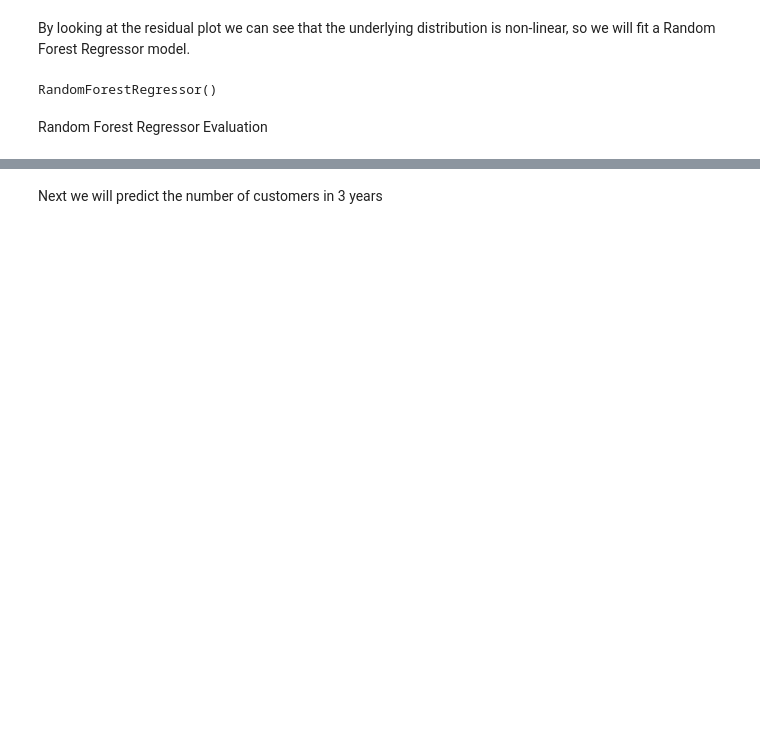
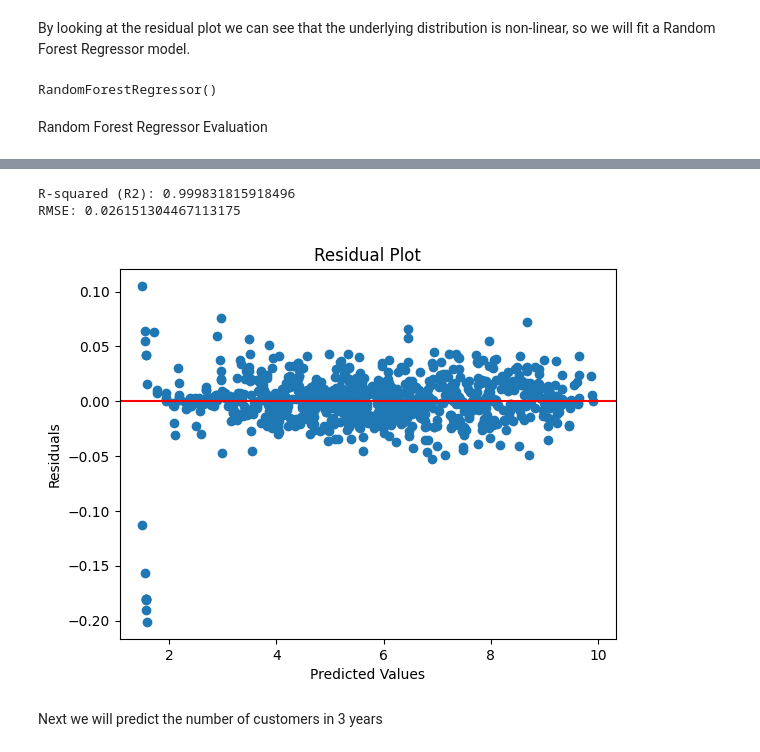
Before and after one commit to jameslafontaine/unimelb-mast30034-industry-project, a Jupyter notebook: notebooks/analysis/insights/feature_engineering.ipynb, the cells around one changed output, grey strips where cells are left out. Cells and saved outputs as stored; diff of their text form; code cells hidden in the pictures; blank space fills up the shorter version.

```diff
--- a/notebooks/analysis/insights/feature_engineering.ipynb
+++ b/notebooks/analysis/insights/feature_engineering.ipynb
@@ -222,0 +231,3 @@ plt.show()
+# %%
+num_of_unique_customers_model_XGB = XGBRegressor()
+num_of_unique_customers_model_XGB.fit((features_unique_customers_train), np.log(number_of_unique_customer_train))
@@ -223,3 +246,26 @@ plt.show()
+# %%
+num_of_unique_customer_pred_XGB = num_of_unique_customers_model_XGB.predict(features_unique_customers_test)
+mse = mean_squared_error(np.log(number_of_unique_customer_test), (num_of_unique_customer_pred_XGB))
+rmse = (mse ** 0.5)
+r2 = r2_score(np.log(number_of_unique_customer_test), num_of_unique_customer_pred_XGB)
+# %%
+print(f'R-squared (R2): {r2}')
+print(f"RMSE: {rmse}")
+# %% [output]
+R-squared (R2): 0.999831815918496
+RMSE: 0.026151304467113175
+# %%
+residuals = np.log(number_of_unique_customer_test) - num_of_unique_customer_pred_XGB
+# %%
+import matplotlib.pyplot as plt
+plt.scatter(num_of_unique_customer_pred_XGB, residuals)
+plt.xlabel('Predicted Values')
+plt.ylabel('Residuals')
+plt.title('Residual Plot')
+plt.axhline(y=0, color='r', linestyle='-')
+plt.show()
+# %% [output]
+[figure, added]
 # %% [markdown]
 Next we will predict the number of customers in 3 years
 # %%
```
Also changed, not shown: parts of 30 cells of this notebook.
